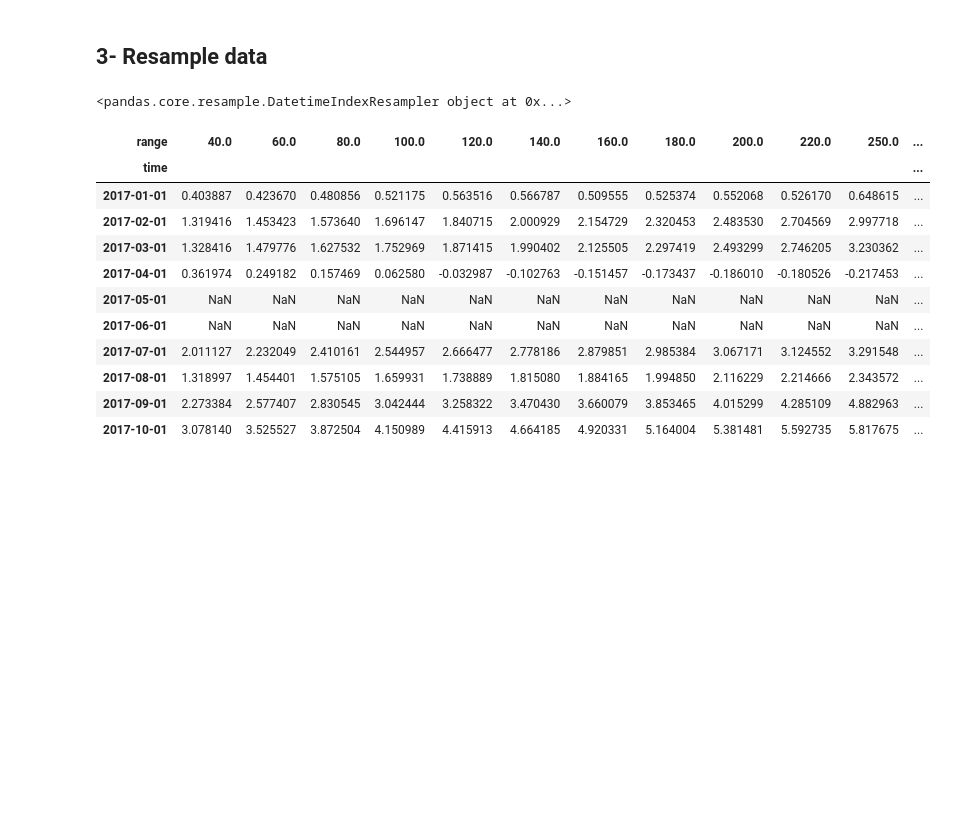
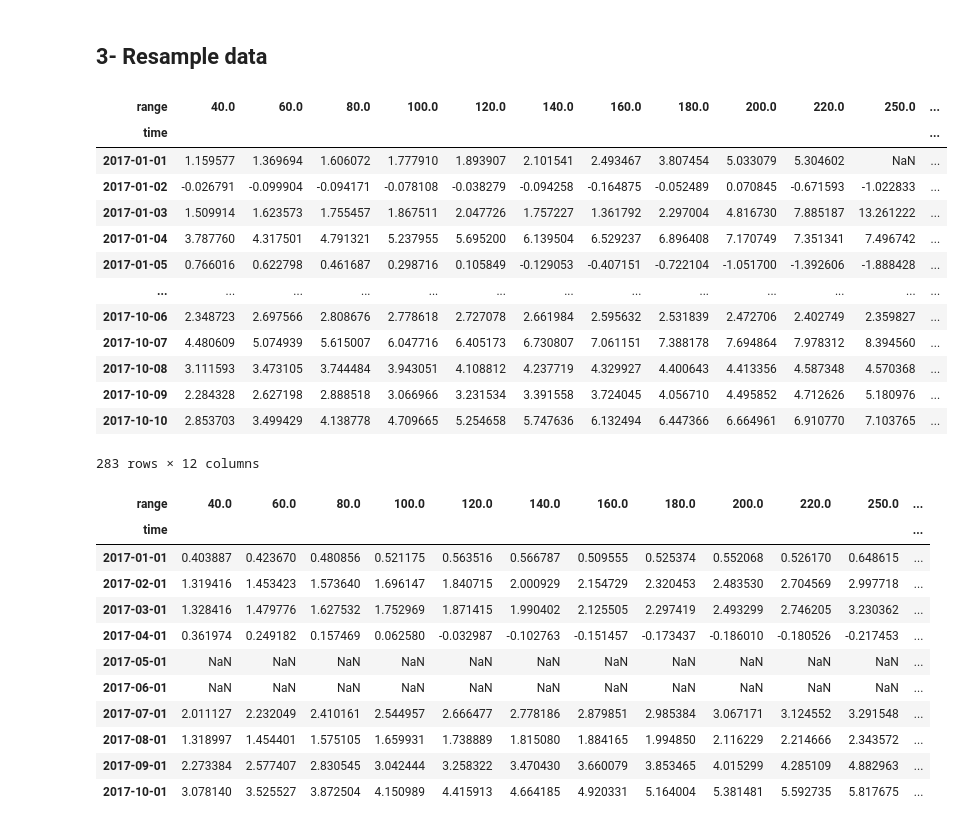
Before and after one commit to zhichuanma/wind_anaylsis, a Jupyter notebook: student_notebook_A.ipynb, the cells around one changed output. Saved outputs shown, nothing was run; the diff lists cells and outputs as text; code cells hidden in the pictures; blank space fills up the shorter version.

```diff
--- a/student_notebook_A.ipynb
+++ b/student_notebook_A.ipynb
@@ -258,8 +259,22 @@ u_select_bis
 # %% [markdown]
 ## 3- Resample data
 # %%
-lidar_u.resample("D")  # resample to daily
+daily_lidar_u = lidar_u.resample("D").mean()  # resample to daily
+daily_lidar_u
 # %% [output]
+| range | 40.0 | 60.0 | 80.0 | 100.0 | 120.0 | 140.0 | 160.0 | 180.0 | 200.0 | 220.0 | 250.0 | ... |
+| time |  |  |  |  |  |  |  |  |  |  |  | ... |
+| 2017-01-01 | 1.159577 | 1.369694 | 1.606072 | 1.777910 | 1.893907 | 2.101541 | 2.493467 | 3.807454 | 5.033079 | 5.304602 | NaN | ... |
+| 2017-01-02 | -0.026791 | -0.099904 | -0.094171 | -0.078108 | -0.038279 | -0.094258 | -0.164875 | -0.052489 | 0.070845 | -0.671593 | -1.022833 | ... |
+| 2017-01-03 | 1.509914 | 1.623573 | 1.755457 | 1.867511 | 2.047726 | 1.757227 | 1.361792 | 2.297004 | 4.816730 | 7.885187 | 13.261222 | ... |
+| 2017-01-04 | 3.787760 | 4.317501 | 4.791321 | 5.237955 | 5.695200 | 6.139504 | 6.529237 | 6.896408 | 7.170749 | 7.351341 | 7.496742 | ... |
+| 2017-01-05 | 0.766016 | 0.622798 | 0.461687 | 0.298716 | 0.105849 | -0.129053 | -0.407151 | -0.722104 | -1.051700 | -1.392606 | -1.888428 | ... |
+| ... | ... | ... | ... | ... | ... | ... | ... | ... | ... | ... | ... | ... |
+| 2017-10-06 | 2.348723 | 2.697566 | 2.808676 | 2.778618 | 2.727078 | 2.661984 | 2.595632 | 2.531839 | 2.472706 | 2.402749 | 2.359827 | ... |
+| 2017-10-07 | 4.480609 | 5.074939 | 5.615007 | 6.047716 | 6.405173 | 6.730807 | 7.061151 | 7.388178 | 7.694864 | 7.978312 | 8.394560 | ... |
+| 2017-10-08 | 3.111593 | 3.473105 | 3.744484 | 3.943051 | 4.108812 | 4.237719 | 4.329927 | 4.400643 | 4.413356 | 4.587348 | 4.570368 | ... |
+| 2017-10-09 | 2.284328 | 2.627198 | 2.888518 | 3.066966 | 3.231534 | 3.391558 | 3.724045 | 4.056710 | 4.495852 | 4.712626 | 5.180976 | ... |
+| 2017-10-10 | 2.853703 | 3.499429 | 4.138778 | 4.709665 | 5.254658 | 5.747636 | 6.132494 | 6.447366 | 6.664961 | 6.910770 | 7.103765 | ... |
-<pandas.core.resample.DatetimeIndexResampler object at 0x...>
+283 rows × 12 columns
 # %%
 # Compute monthly mean for the lidar data
```
Also changed, not shown: parts of 7 cells of this notebook, 2 other files.
